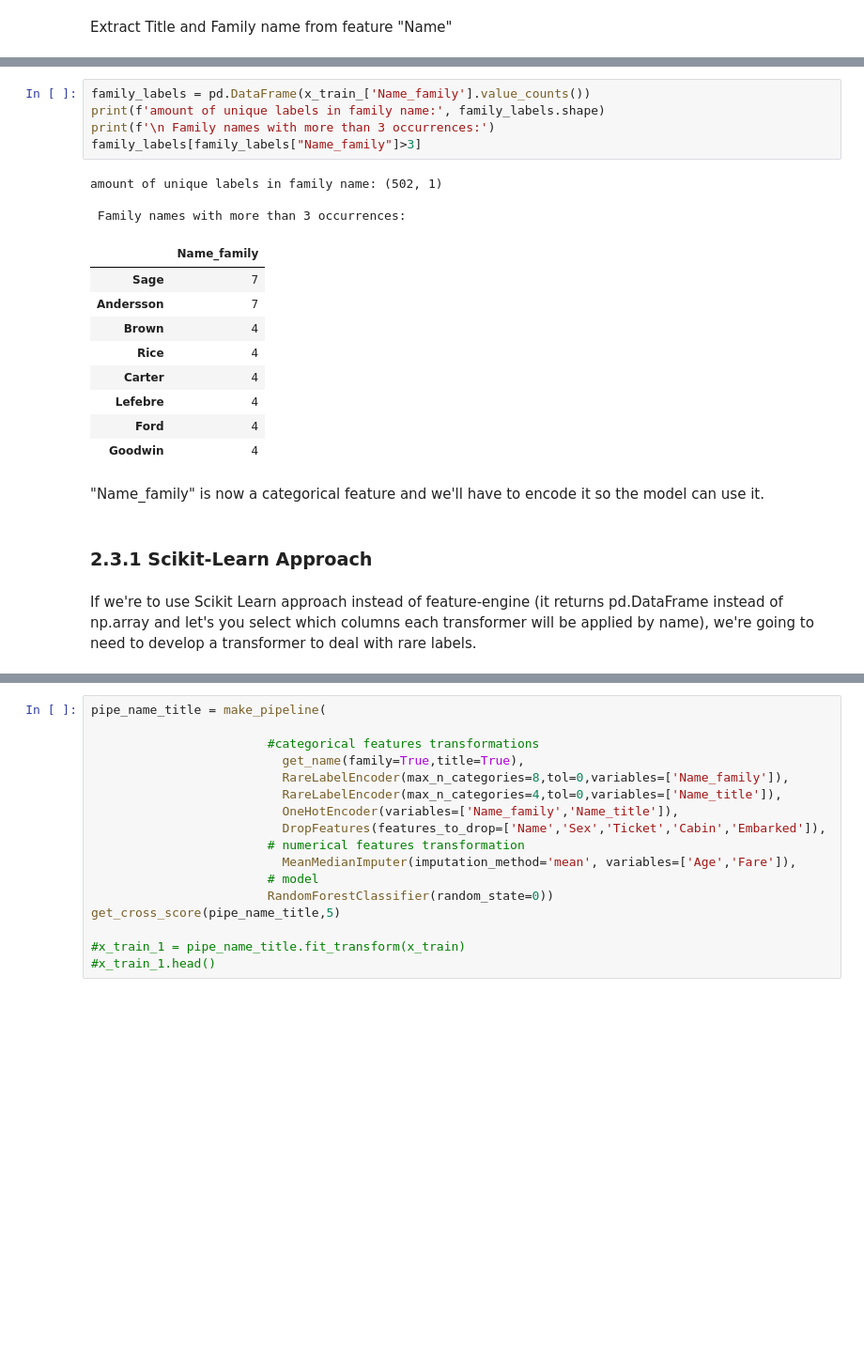
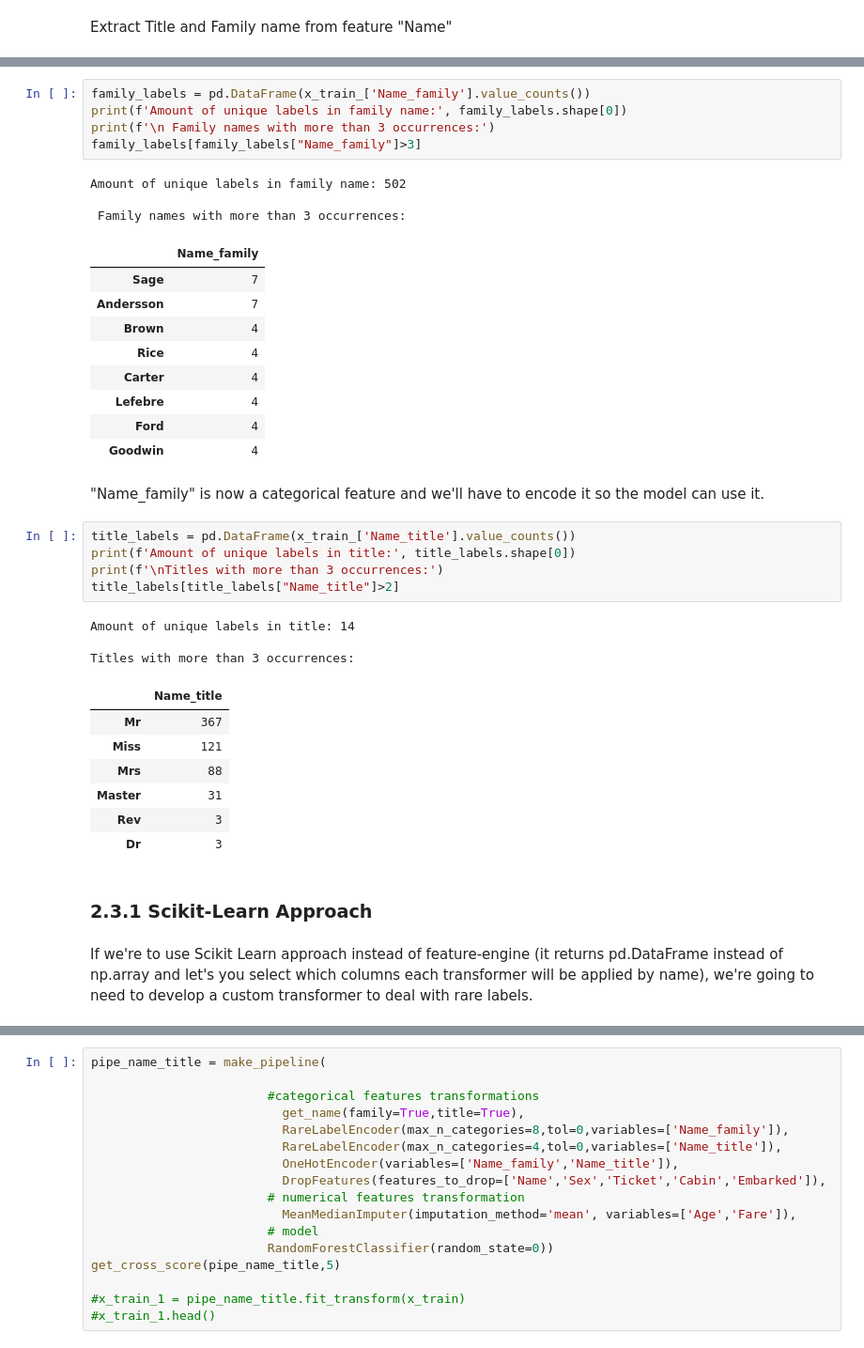
Before and after one commit to marcos-mansur/Kaggle_Titanic, a Jupyter notebook: Tico_notebook_pt2.ipynb, the cells around one changed output, grey strips where cells are left out. Shown at 94% size. Cells and saved outputs as stored; diff of their text form; blank space fills up the shorter version.

```diff
--- a/Tico_notebook_pt2.ipynb
+++ b/Tico_notebook_pt2.ipynb
@@ -314,11 +253,11 @@ x_train_.head()
 | 579 | 3 | Caram, Mrs. Joseph (Maria Elias) | female | NaN | 1 | 0 | 2689 | 14.4583 | NaN | C | ... |
 # %%
 family_labels = pd.DataFrame(x_train_['Name_family'].value_counts())
-print(f'amount of unique labels in family name:', family_labels.shape)
+print(f'Amount of unique labels in family name:', family_labels.shape[0])
 print(f'\n Family names with more than 3 occurrences:')
 family_labels[family_labels["Name_family"]>3]
 # %% [output]
-amount of unique labels in family name: (502, 1)
+Amount of unique labels in family name: 502
 
  Family names with more than 3 occurrences:
 |  | Name_family |
@@ -332,8 +271,24 @@ amount of unique labels in family name: (502, 1)
 | Goodwin | 4 |
 # %% [markdown]
 "Name_family" is now a categorical feature and we'll have to encode it so the model can use it.
-# %% [markdown]
-### 2.3.1 Scikit-Learn Approach
-# %% [markdown]
-If we're to use Scikit Learn approach instead of feature-engine (it returns pd.DataFrame instead of np.array and let's you select which columns each transformer will be applied by name), we're going to need to develop a transformer to deal with rare labels.
+# %%
+title_labels = pd.DataFrame(x_train_['Name_title'].value_counts())
+print(f'Amount of unique labels in title:', title_labels.shape[0])
+print(f'\nTitles with more than 3 occurrences:')
+title_labels[title_labels["Name_title"]>2]
+# %% [output]
+Amount of unique labels in title: 14
+
+Titles with more than 3 occurrences:
+|  | Name_title |
+| Mr | 367 |
+| Miss | 121 |
+| Mrs | 88 |
+| Master | 31 |
+| Rev | 3 |
+| Dr | 3 |
+# %% [markdown]
+### 2.3.1 Scikit-Learn Approach
+# %% [markdown]
+If we're to use Scikit Learn approach instead of feature-engine (it returns pd.DataFrame instead of np.array and let's you select which columns each transformer will be applied by name), we're going to need to develop a custom transformer to deal with rare labels.
 # %%
```
Also changed, not shown: parts of 48 cells of this notebook.
